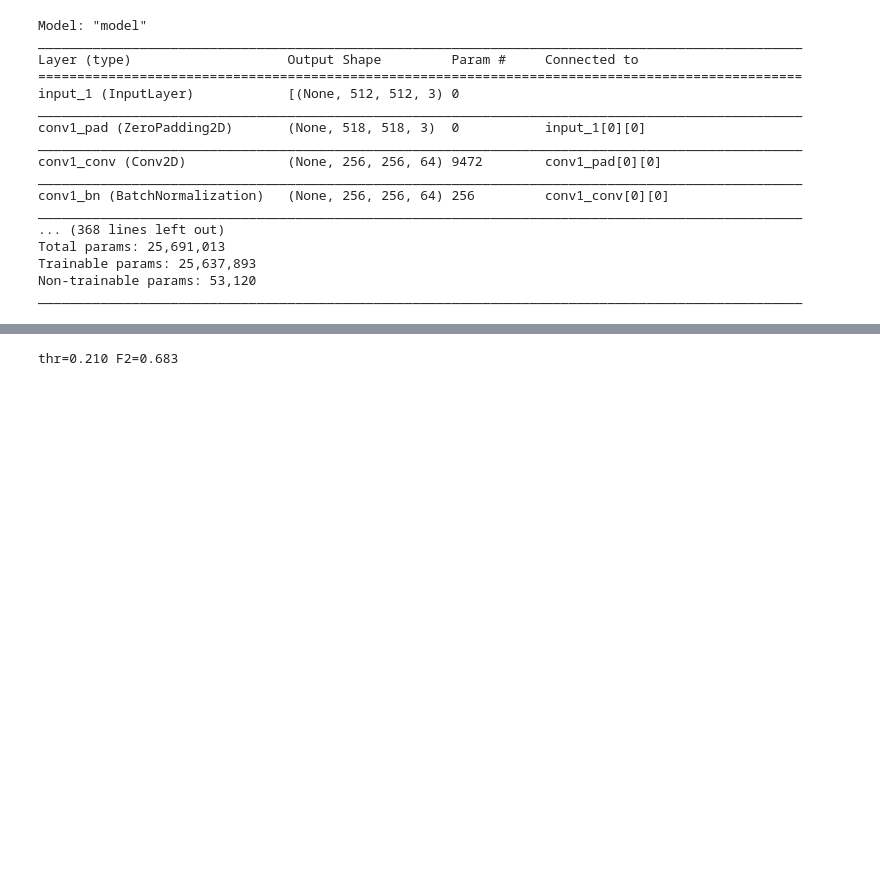
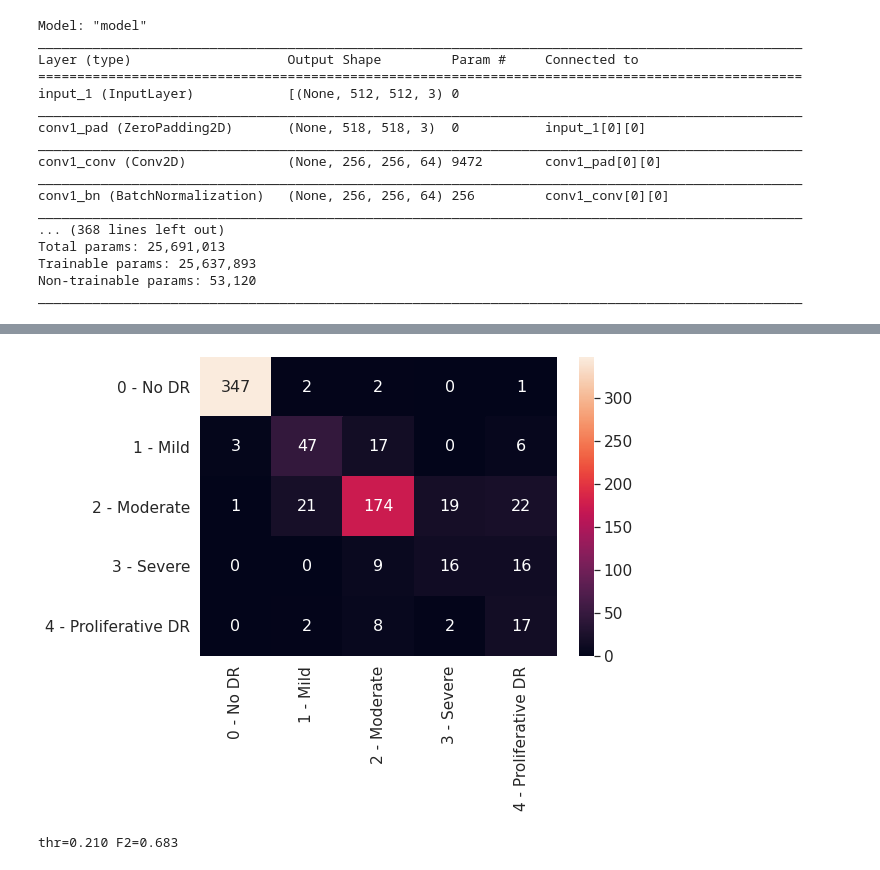
Before and after one commit to navneethosmane1499/Googled-Lens, a Jupyter notebook: ResNet50DR.ipynb, the cells around one changed output, grey strips where cells are left out. Cells and saved outputs as stored; diff of their text form; code cells hidden in the pictures; blank space fills up the shorter version.

```diff
--- a/ResNet50DR.ipynb
+++ b/ResNet50DR.ipynb
@@ -283,3 +314,18 @@ validation_labels = [np.argmax(label) for label in lastFullValLabels]
+# %%
+def plot_conf_matrix(true,pred,classes):
+    cf = confusion_matrix(true, pred)
+
+    df_cm = pd.DataFrame(cf, range(len(classes)), range(len(classes)))
+    plt.figure(figsize=(8,5.5))
+    sns.set(font_scale=1.4)
+    sns.heatmap(df_cm, annot=True, annot_kws={"size": 16},xticklabels = classes ,yticklabels = classes,fmt='g')
+    #sns.heatmap(df_cm, annot=True, annot_kws={"size": 16})
+    plt.show()
+# %%
+labels = ['0 - No DR', '1 - Mild', '2 - Moderate', '3 - Severe', '4 - Proliferative DR']
+plot_conf_matrix(validation_preds, validation_labels,labels)
+# %% [output]
+[figure, added]
 # %%
 def find_best_fixed_threshold(preds, targs, do_plot=True):
     best_thr_list = [0 for i in range(preds.shape[1])]
```
Also changed, not shown: parts of 6 cells of this notebook.
